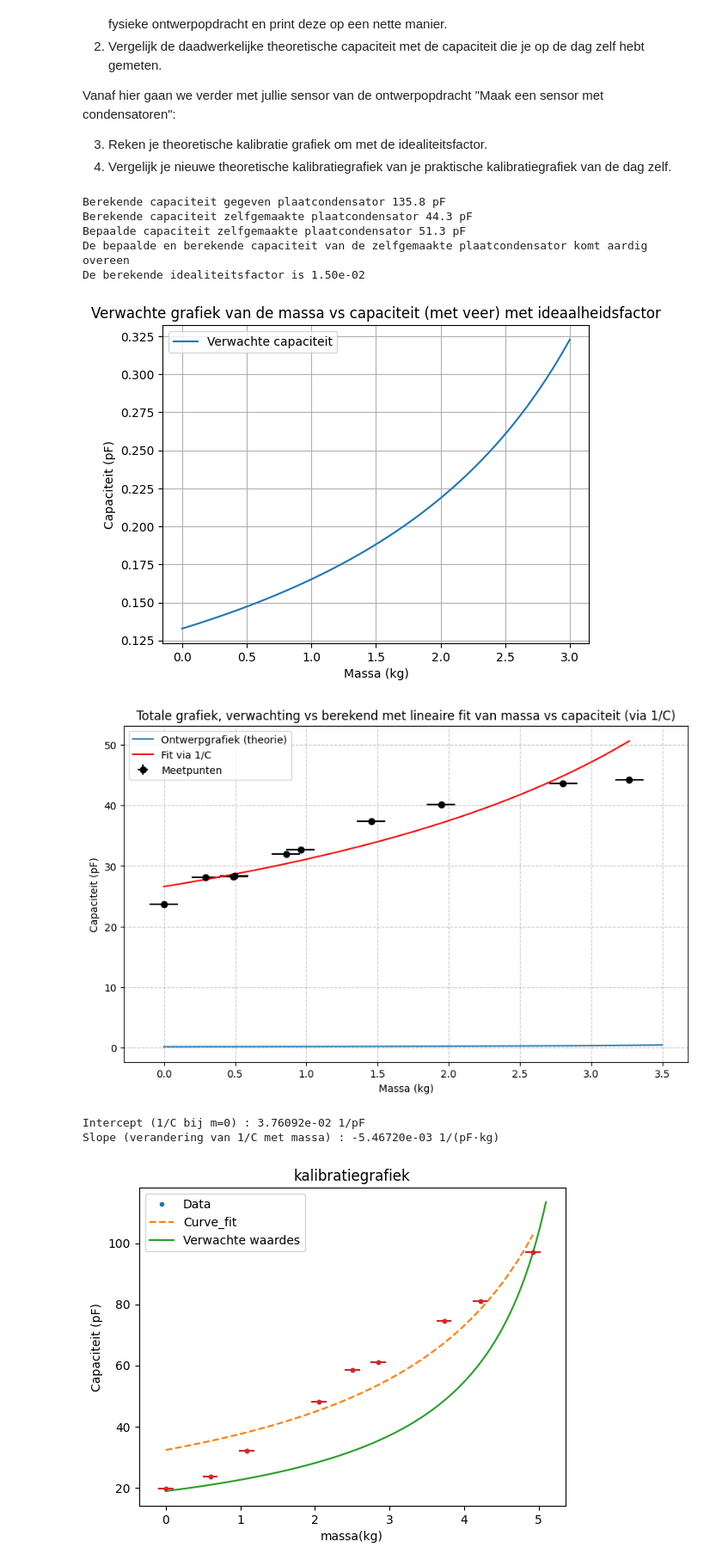
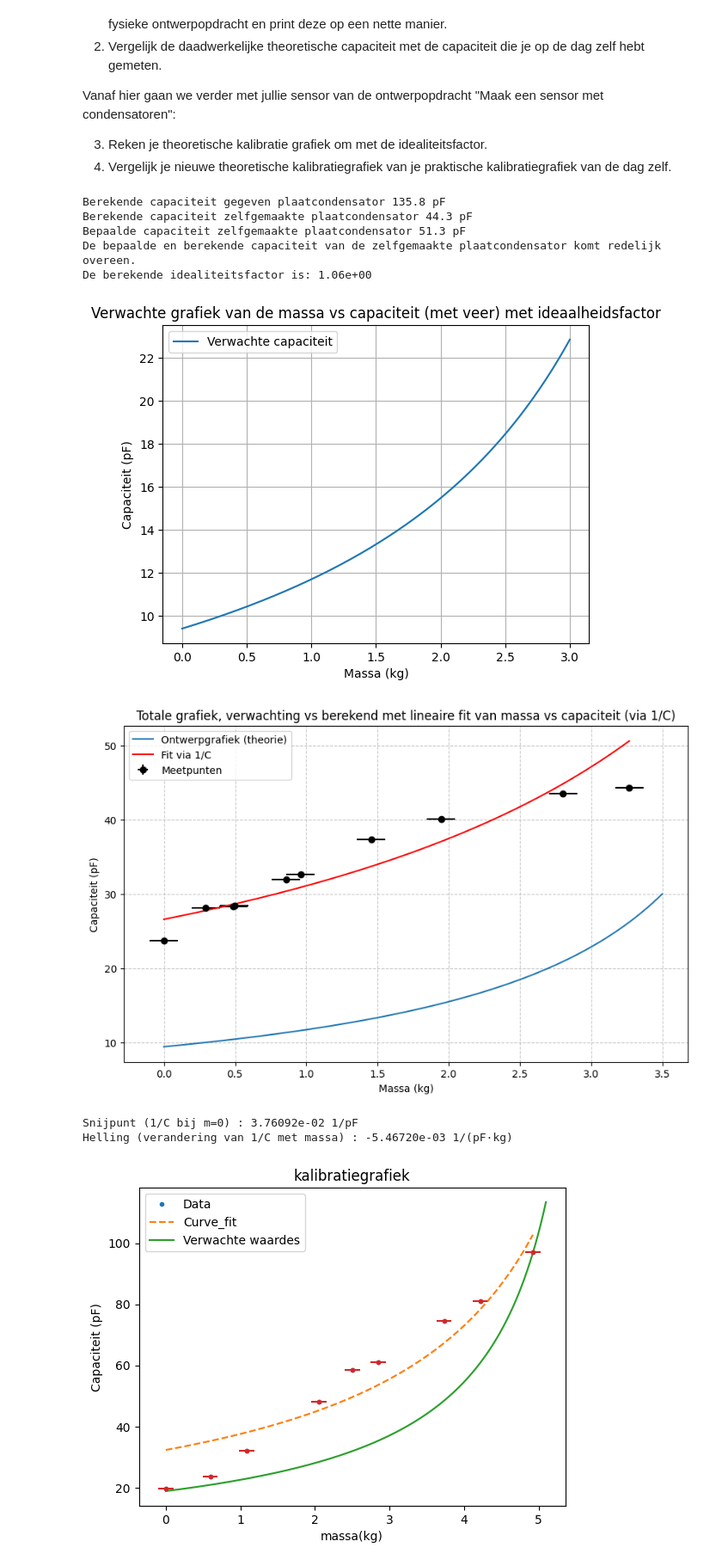
Before and after one commit to daantjebunschoten1-gif/opdrachten-DEF-D, a Jupyter notebook: DigitaleOntwerpopdrachten/1CondensatorOpdracht/CondensatorOntwerpopdracht.ipynb, the cells around one changed output. Shown at 86% size. Cells and saved outputs as stored; diff of their text form; code cells hidden in the pictures.

```diff
--- a/DigitaleOntwerpopdrachten/1CondensatorOpdracht/CondensatorOntwerpopdracht.ipynb
+++ b/DigitaleOntwerpopdrachten/1CondensatorOpdracht/CondensatorOntwerpopdracht.ipynb
@@ -1097,20 +1096,6 @@ Vanaf hier gaan we verder met jullie sensor van de ontwerpopdracht "Maak een sen
 # %%
 # Schrijf hier jouw code die de vlakke plaat capaciteit omschrijft naar de werkelijke capaciteit
 #Code van Jesses oplossing
-
-#### Vraag 6b2: Capaciteit van een condensator met het edge effect meegenomen
-
-Vanaf hier nemen we aan dat factor van de circulaire platen ongeveer gelijk is aan de factor voor vierkante platen. De factor die de capaciteit van de vlakke plaat approximatie linkt aan de werkelijke capaciteit noemen we vanaf nu de idealiteitsfactor.
-
-1. Bereken de daadwerkelijke theoretische capaciteit van de condensator uit de sanity check 3 van de fysieke ontwerpopdracht en print deze op een nette manier.
-2. Vergelijk de daadwerkelijke theoretische capaciteit met de capaciteit die je op de dag zelf hebt gemeten.
-
-Vanaf hier gaan we verder met jullie sensor van de ontwerpopdracht "Maak een sensor met condensatoren":
-
-3. Reken je theoretische kalibratie grafiek om met de idealiteitsfactor.
-4. Vergelijk je nieuwe theoretische kalibratiegrafiek van je praktische kalibratiegrafiek van de dag zelf.
-
-
 
 # plaatcondensator capaciteit
 
@@ -1201,39 +1186,39 @@ intercept_fit, slope_fit = popt
 
 
 # fit
 m_fit = np.linspace(0, max(massa), 300)
 C_fit = 1 / inverse_fit(m_fit, intercept_fit, slope_fit)
 
 # errorbars
 x_error = 0.1
 y_error = 0 #y error wordt niet geplot, door de grootte waardoor de rest van de plot niet meer zichtbaar is
 
 
 # plotten
 plt.figure(figsize=(10,6))
 plt.plot(m_model, C_model_pF * idealiteitsfactor_waarde, label="Ontwerpgrafiek (theorie)")
 plt.errorbar(massa, capaciteit, xerr=x_error, yerr=y_error, fmt='o', color='black', label='Meetpunten')
 plt.plot(m_fit, C_fit, color='red', label='Fit via 1/C')
 plt.xlabel('Massa (kg)')
 plt.ylabel('Capaciteit (pF)')
 plt.title('Totale grafiek, verwachting vs berekend met lineaire fit van massa vs capaciteit (via 1/C)')
 plt.grid(True, linestyle='--', alpha=0.7)
 plt.legend()
 plt.show()
 
 
 print(f"Snijpunt (1/C bij m=0) : {intercept_fit:.5e} 1/pF")
 print(f"Helling (verandering van 1/C met massa) : {slope_fit:.5e} 1/(pF·kg)")
 # %% [output]
 Berekende capaciteit gegeven plaatcondensator 135.8 pF
 Berekende capaciteit zelfgemaakte plaatcondensator 44.3 pF
 Bepaalde capaciteit zelfgemaakte plaatcondensator 51.3 pF
-De bepaalde en berekende capaciteit van de zelfgemaakte plaatcondensator komt aardig overeen
-De berekende idealiteitsfactor is 1.50e-02
+De bepaalde en berekende capaciteit van de zelfgemaakte plaatcondensator komt redelijk overeen.
+De berekende idealiteitsfactor is: 1.06e+00
-[figure, old version]
+[figure, new version]
-[figure, old version]
+[figure, new version]
-Intercept (1/C bij m=0) : 3.76092e-02 1/pF
-Slope (verandering van 1/C met massa) : -5.46720e-03 1/(pF·kg)
+Snijpunt (1/C bij m=0) : 3.76092e-02 1/pF
+Helling (verandering van 1/C met massa) : -5.46720e-03 1/(pF·kg)
 # %%
  #Code van Daantje - Condensator met een rand van spons, sensor om gewicht te meten
 
```
Also changed, not shown: parts of 1 cell of this notebook.
